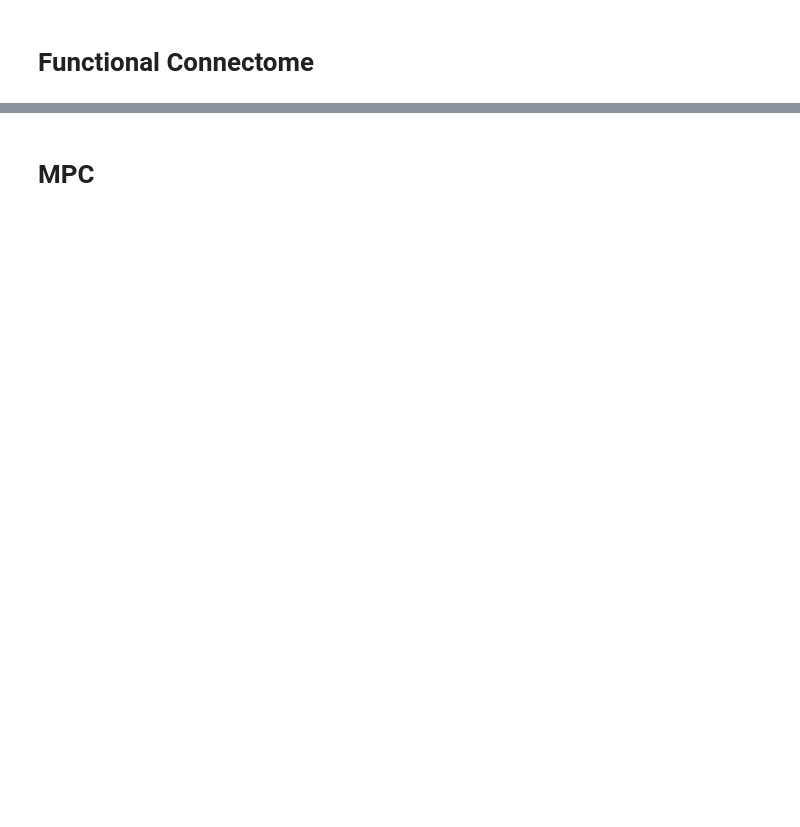
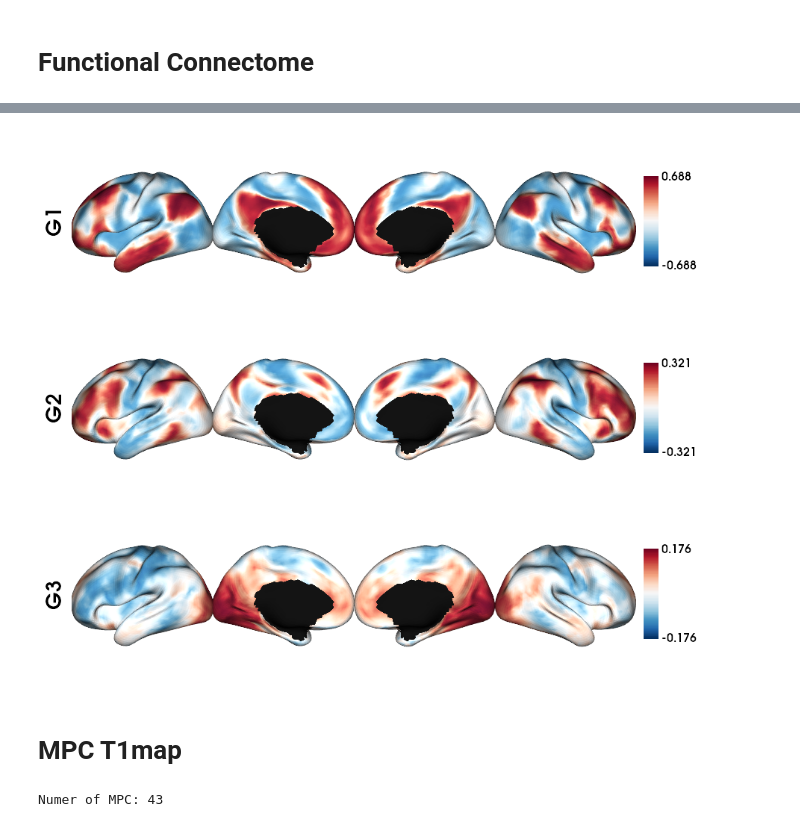
Before and after one commit to rcruces/preproc_reports, a Jupyter notebook: notebooks/fsLR-5k_gradients.ipynb, the cells around one changed output, grey strips where cells are left out. Drawn from its saved outputs; the diff is of its cells as text; code cells hidden in the pictures; blank space fills up the shorter version.

```diff
--- a/notebooks/fsLR-5k_gradients.ipynb
+++ b/notebooks/fsLR-5k_gradients.ipynb
@@ -133,0 +279,10 @@ def load_sc(File, Ndim):
+# %%
+# Calculate the gradients
+fc_dm, grad = fslr5k_dm(fc_5k_mean, mask_5k, Ngrad=Ngrad, S=0)
+
+# plot the gradients
+plot_hemispheres(i5_lh, i5_rh, array_name=grad[0:Nplot], cmap='RdBu_r', nan_color=(0, 0, 0, 1),
+  zoom=1.3, size=(900, 750), embed_nb=True, color_range='sym',
+  color_bar='right', label_text={'left': labels})
+# %% [output]
+[figure, added]
@@ -134,2 +292,18 @@ def load_sc(File, Ndim):
 # %% [markdown]
-# MPC
+# MPC T1map
+# %%
+# MPC T1map
+qmri='T1map'
+mpc_file = sorted(glob.glob(f"sub-*/ses-*/mpc/acq-{qmri}/*surf-fsLR-5k_desc-MPC.shape.gii"))
+N = len(mpc_file)
+print(f"Numer of MPC: {N}")
+
+# Loads all the MPC fsLR-5k matrices
+mpc_5k=np.empty([N5k, N5k, len(mpc_file)], dtype=float)
+for i, f in enumerate(mpc_file):
+    mpc_5k[:,:,i] = load_mpc(f)
+
+# Mean group MPC colums
+mpc_5k_mean = np.mean(mpc_5k, axis=2)
+# %% [output]
+Numer of MPC: 43
```
Also changed, not shown: parts of 19 cells of this notebook.
